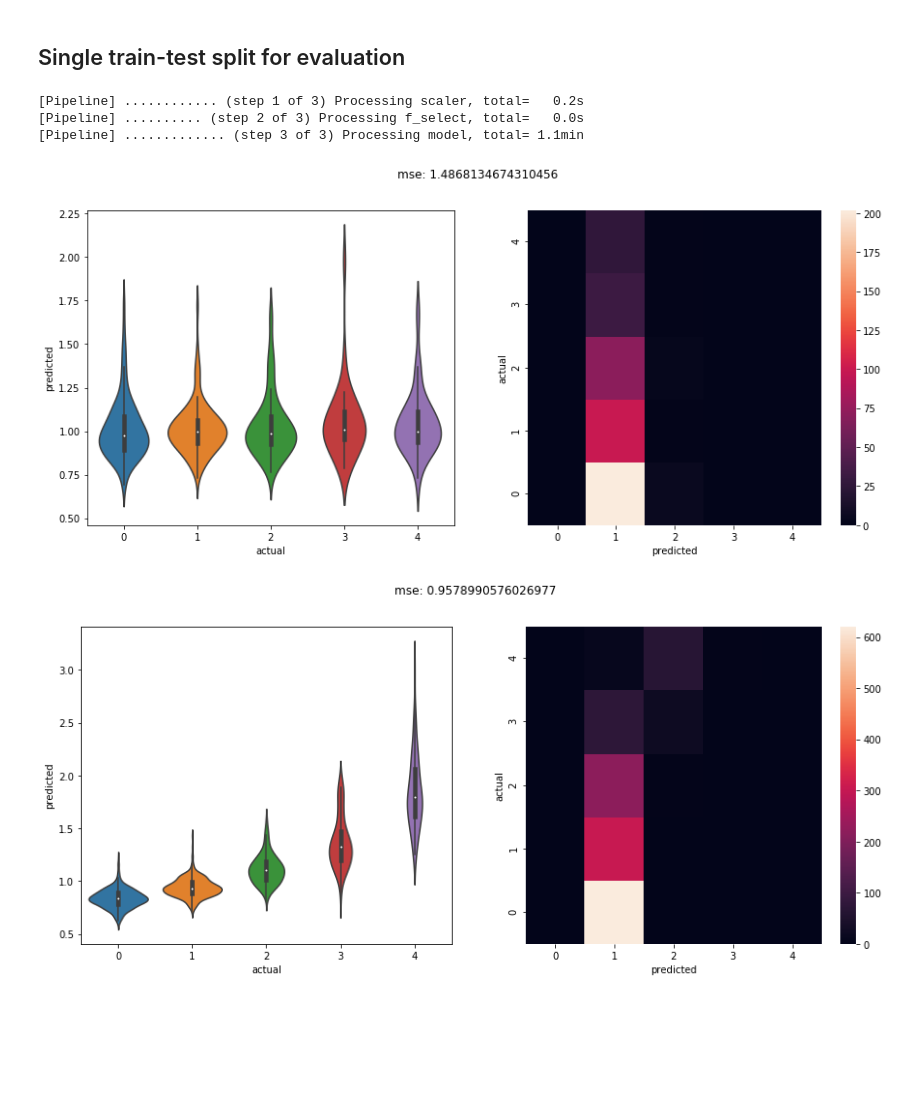
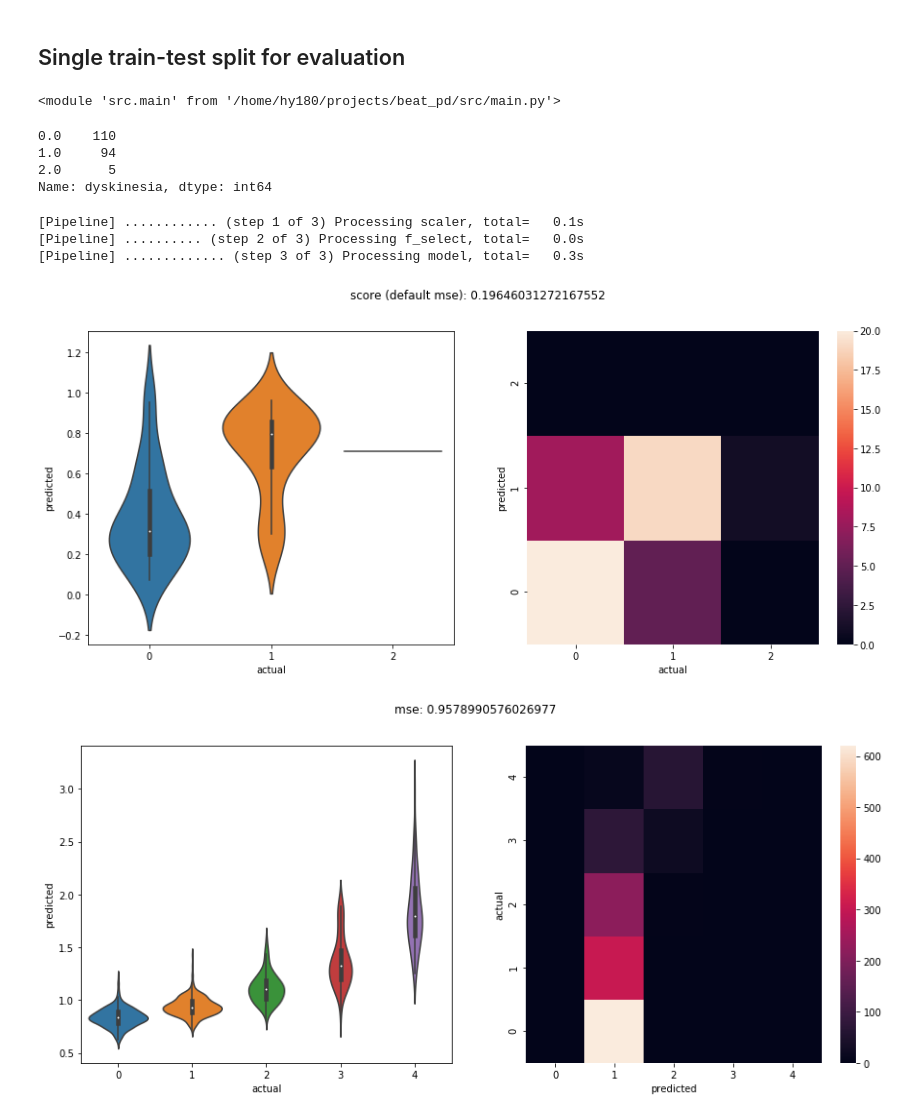
Before and after one commit to huangy6/beat_pd, a Jupyter notebook: Predictions.ipynb, the cells around one changed output. Cells and saved outputs as stored; diff of their text form; code cells hidden in the pictures; blank space fills up the shorter version.

```diff
--- a/Predictions.ipynb
+++ b/Predictions.ipynb
@@ -204,4 +129,11 @@ X = features
 cv_fit = search.fit(X, y)
 cv_results = pd.DataFrame(cv_fit.cv_results_)
+# %%
+resultset_name = f'{dataset}_{type(model).__name__}_{label}'
+cv_results.to_csv(f'performance/cv_paramsweeps/{resultset_name}.csv')
+win_params = cv_results.loc[cv_results.rank_test_score == 1, 'params'].values[0]
+winner = pipe.set_params(**win_params)
+with open(f'models/paramsweep_winners/{resultset_name}.model', 'wb') as f:
+    dill.dump(winner, f)
 # %%
 sns.relplot(data=cv_results, x='param_model__regressor__alpha', y='rank_test_score')
@@ -229,37 +163,36 @@ with open(winner_fp, 'wb') as f:
     dill.dump(winner, f)
 # %% [markdown]
 ## Single train-test split for evaluation
-# %%
-label = 'on_off'
-with open(f'models/paramsweep_winners/RandomForestRegressor_{label}.model', 'rb') as f:
-    winner = dill.load(f)
-# %%
-x_train, x_test, y_train, y_test = model_selection.train_test_split(X, y, test_size=.25, stratify=y)
-# x_train, y_train = smote.fit_resample(x_train, y_train)
-
-with joblib.parallel_backend('loky'):
-    winner.fit(x_train, y_train)
-    pred = winner.predict(x_test)
-
-fig, (ax1, ax2) = plt.subplots(1, 2, figsize=(15, 6))
-
-sns.violinplot(data=pd.DataFrame({'actual': y_test, 'predicted': pred}), x='actual', y='predicted', ax=ax1)
-
-# confusion matrix
-label_vals = np.sort(y_test.unique())
-cm = metrics.confusion_matrix(y_test, np.round(pred), labels=label_vals)
-sns.heatmap(cm, xticklabels=label_vals, yticklabels=label_vals, ax=ax2)
-ax2.set_xlabel('predicted')
-ax2.set_ylabel('actual')
-ax2.invert_yaxis()
-
-mse = metrics.mean_squared_error(y_test, pred)
-_ = fig.suptitle(f'mse: {mse}')
-# %% [output]
-[Pipeline] ............ (step 1 of 3) Processing scaler, total=   0.2s
-[Pipeline] .......... (step 2 of 3) Processing f_select, total=   0.0s
-[Pipeline] ............. (step 3 of 3) Processing model, total= 1.1min
-[figure, removed]
+# %%
+import ast
+
+cv_results = pd.read_csv(f'performance/cv_paramsweeps/{dataset}_{type(model).__name__}_{label}.csv')
+win_params = ast.literal_eval(cv_results.loc[cv_results.rank_test_score == 1, 'params'].values[0])
+winner = pipe.set_params(**win_params)
+# %%
+reload(main)
+# %% [output]
+<module 'src.main' from '/home/hy180/projects/beat_pd/src/main.py'>
+# %%
+labels.loc[features_df.samp_id].dyskinesia.value_counts()
+# %% [output]
+0.0    110
+1.0     94
+2.0      5
+Name: dyskinesia, dtype: int64
+# %%
+x_train, x_test, y_train, y_test = model_selection.train_test_split(X, y, test_size=.25, stratify=y)
+
+with joblib.parallel_backend('loky'):
+    winner.fit(x_train, y_train)
+    pred = winner.predict(x_test)
+
+main.plot_performance(y_test, pred)
+# %% [output]
+[Pipeline] ............ (step 1 of 3) Processing scaler, total=   0.1s
+[Pipeline] .......... (step 2 of 3) Processing f_select, total=   0.0s
+[Pipeline] ............. (step 3 of 3) Processing model, total=   0.3s
+[figure, added]
 # %%
 # training set recall
 x_test, y_test = x_train, y_train
```
Also changed, not shown: parts of 17 cells of this notebook, 6 other files.
